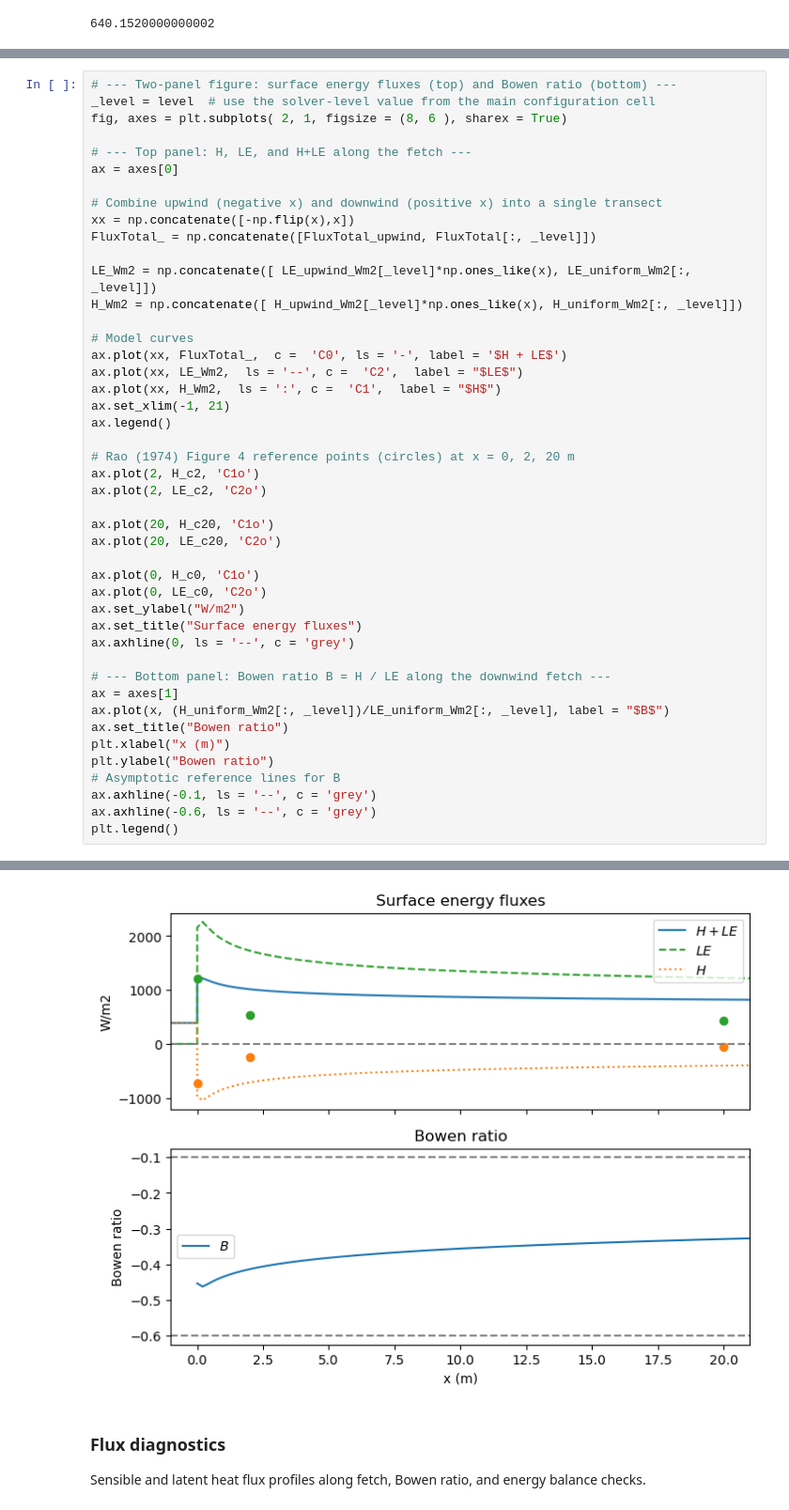
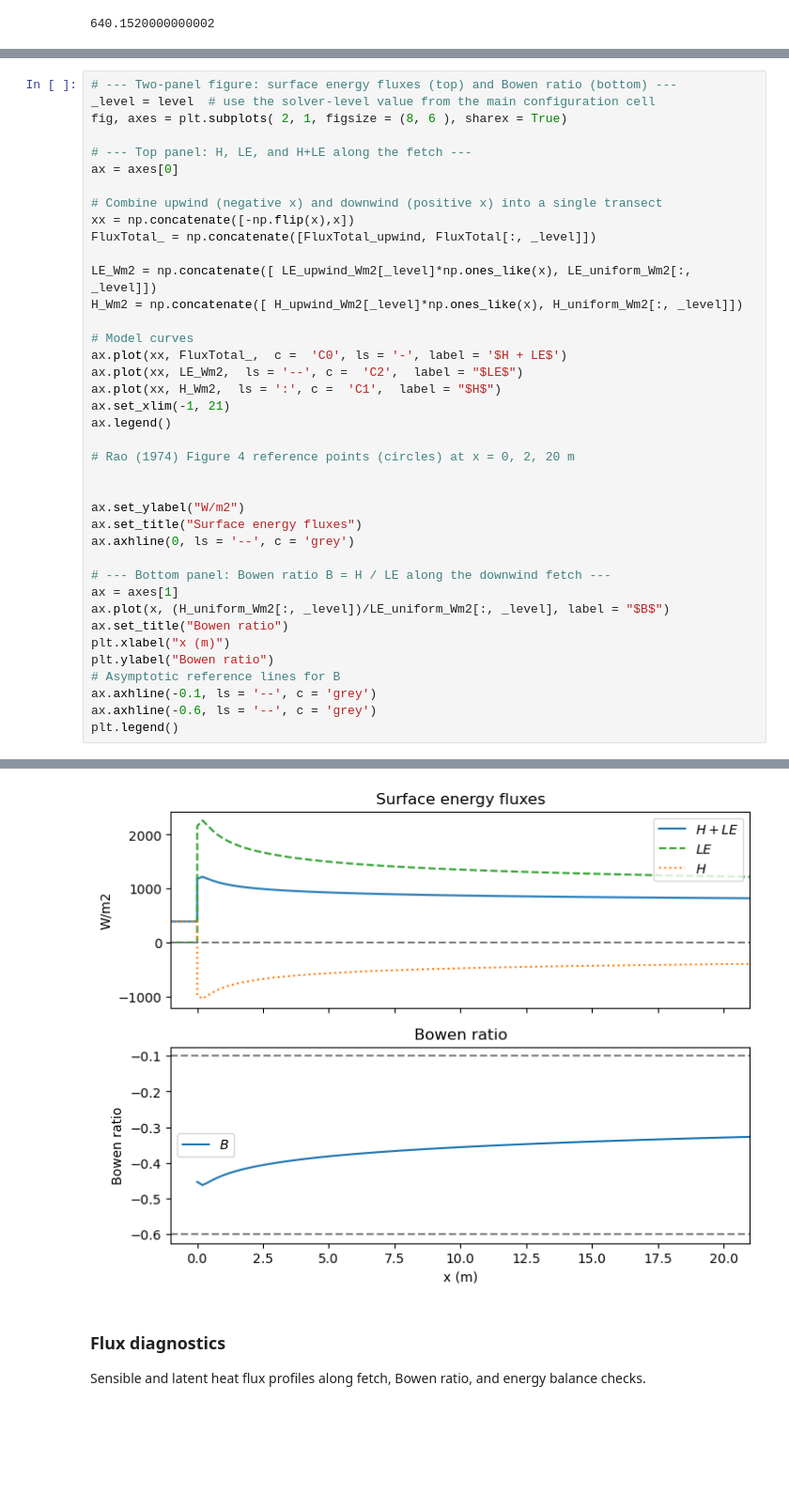
Before and after one commit to octavia-crompton/suttons-problem, a Jupyter notebook: notebooks/Advection - general.ipynb, the cells around one changed output, grey strips where cells are left out. Shown at 94% size. Cells and saved outputs as stored; diff of their text form; blank space fills up the shorter version.

```diff
--- a/notebooks/Advection - general.ipynb
+++ b/notebooks/Advection - general.ipynb
@@ -884,40 +831,34 @@ FluxTotal_ = np.concatenate([FluxTotal_upwind, FluxTotal[:, _level]])
 
 LE_Wm2 = np.concatenate([ LE_upwind_Wm2[_level]*np.ones_like(x), LE_uniform_Wm2[:, _level]])
 H_Wm2 = np.concatenate([ H_upwind_Wm2[_level]*np.ones_like(x), H_uniform_Wm2[:, _level]])
 
 # Model curves
 ax.plot(xx, FluxTotal_,  c =  'C0', ls = '-', label = '$H + LE$')
 ax.plot(xx, LE_Wm2,  ls = '--', c =  'C2',  label = "$LE$")
 ax.plot(xx, H_Wm2,  ls = ':', c =  'C1',  label = "$H$")
 ax.set_xlim(-1, 21)
 ax.legend()
 
 # Rao (1974) Figure 4 reference points (circles) at x = 0, 2, 20 m
-ax.plot(2, H_c2, 'C1o')
-ax.plot(2, LE_c2, 'C2o')
 
-ax.plot(20, H_c20, 'C1o')
-ax.plot(20, LE_c20, 'C2o')
 
-ax.plot(0, H_c0, 'C1o')
-ax.plot(0, LE_c0, 'C2o')
 ax.set_ylabel("W/m2")
 ax.set_title("Surface energy fluxes")
 ax.axhline(0, ls = '--', c = 'grey')
 
 # --- Bottom panel: Bowen ratio B = H / LE along the downwind fetch ---
 ax = axes[1]
 ax.plot(x, (H_uniform_Wm2[:, _level])/LE_uniform_Wm2[:, _level], label = "$B$")
 ax.set_title("Bowen ratio")
 plt.xlabel("x (m)")
 plt.ylabel("Bowen ratio")
 # Asymptotic reference lines for B
 ax.axhline(-0.1, ls = '--', c = 'grey')
 ax.axhline(-0.6, ls = '--', c = 'grey')
 plt.legend()
 # %% [output]
 <matplotlib.legend.Legend at 0x...>
-[figure, old version]
+[figure, new version]
 # %% [markdown]
 ### Flux diagnostics
 Sensible and latent heat flux profiles along fetch, Bowen ratio, and energy balance checks.
```
Also changed, not shown: parts of 26 cells of this notebook, 19 other files.
